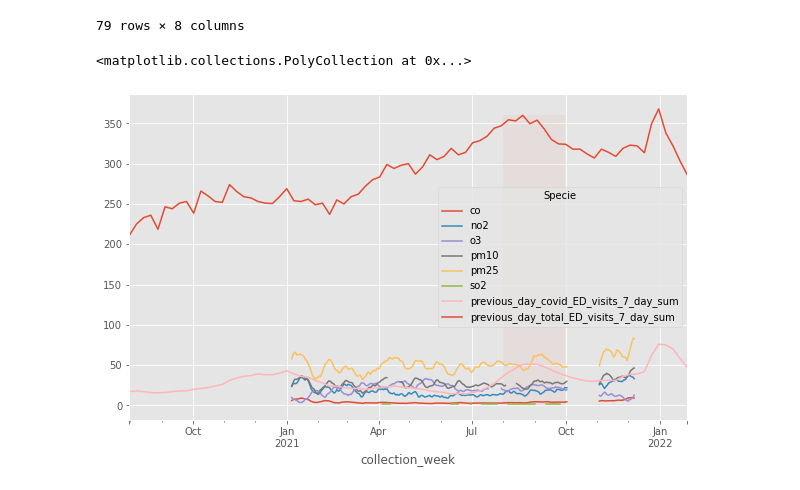
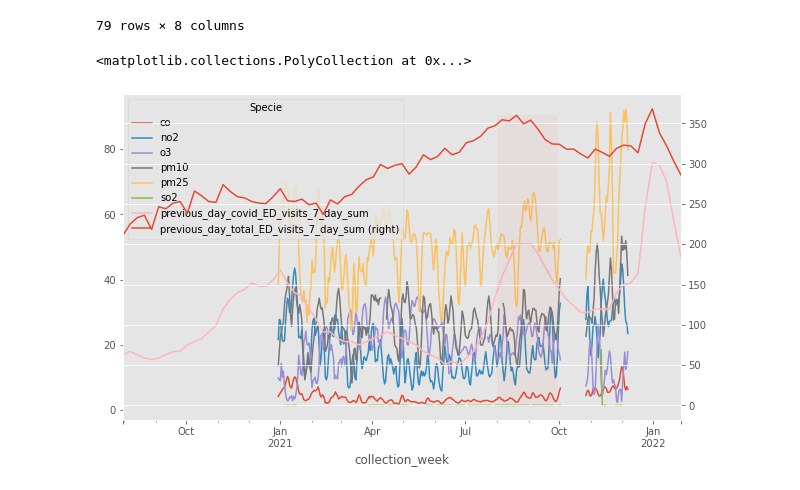
Before and after one commit to ragueroanna/Covid_AirQuality_Analysis, a Jupyter notebook: Initial_EDA_on_AQ_and_Cov_cases.ipynb, the cells around one changed output. Drawn from its saved outputs; the diff is of its cells as text; code cells hidden in the pictures.

Commit message:
diff in period (wk v day) noticed in haphazard EDA

```diff
--- a/Initial_EDA_on_AQ_and_Cov_cases.ipynb
+++ b/Initial_EDA_on_AQ_and_Cov_cases.ipynb
@@ -243,14 +422,18 @@ df_cov_aq_la
 # %%
 fig,ax = plt.subplots()
 df_temp_test_aq_la = pv_df_la.drop(['dew',
                                     'humidity',
                                     'pressure',
                                     'wind-gust',
                                     'wind-speed',
                                     'temperature'],axis=1)
-df_temp_test_aq_la.rolling(window=10).mean().to_period('D').plot(ax=ax)
-raw_cov_df[ED_cols].groupby(['collection_week']).median().to_period('D').plot(ax=ax)
+df_temp_test_aq_la.rolling(window=3).mean().to_period('D').plot(ax=ax)
+raw_cov_df[ED_cols].groupby(['collection_week']) \
+                   .median() \
+                   .to_period('D') \
+                   .plot(ax=ax,
+                         secondary_y=['previous_day_total_ED_visits_7_day_sum'])
 plt.fill_between(pd.date_range('2021-8','2021-10')[0:-1],360,alpha=0.05)
 # %% [output]
 <matplotlib.collections.PolyCollection at 0x...>
-[figure, old version]
+[figure, new version]
```
Also changed, not shown: parts of 32 cells of this notebook.
